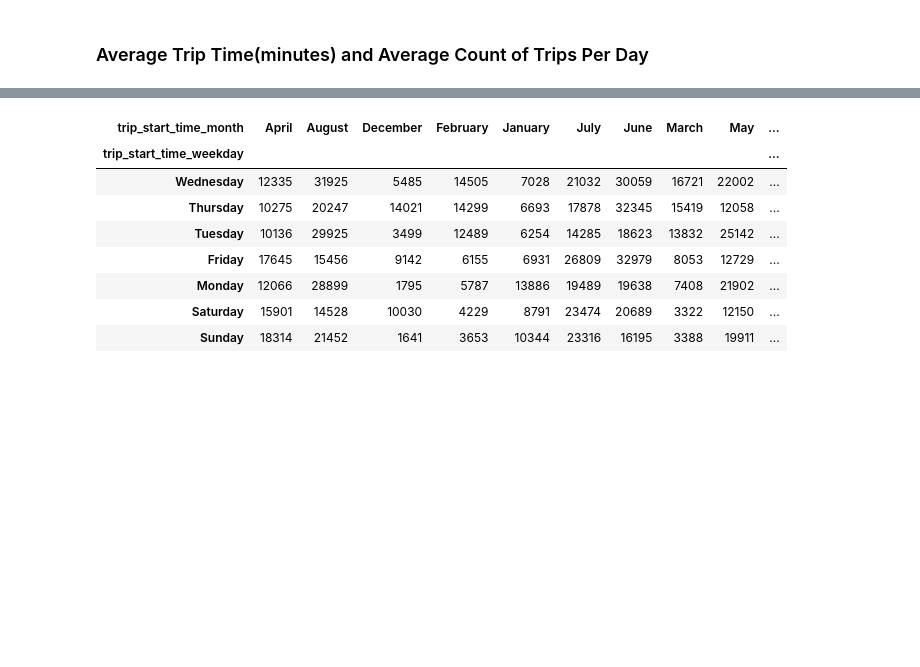
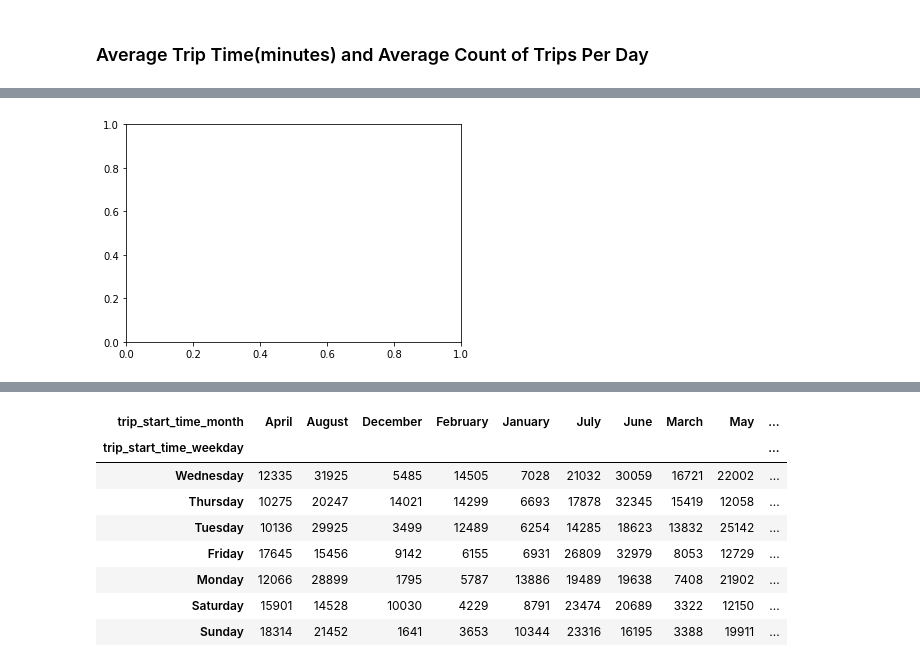
Before and after one commit to PrinceDuru/Operations_Analysis, a Jupyter notebook: Toronto_Bike_Share_Data_Analysis_Code.ipynb, the cells around one changed output, grey strips where cells are left out. Saved outputs shown, nothing was run; the diff lists cells and outputs as text; code cells hidden in the pictures; blank space fills up the shorter version.

```diff
--- a/Toronto_Bike_Share_Data_Analysis_Code.ipynb
+++ b/Toronto_Bike_Share_Data_Analysis_Code.ipynb
@@ -467,2 +471,4 @@ Let's start answering business questions using data analysis
+# %%
+df_2 = pd.read_csv('./prep_data', parse_dates=['trip_stop_time','trip_start_time'])
 # %% [markdown]
 ### Average Trip Time(minutes) and Average Count of Trips Per Day
@@ -468,0 +491,3 @@ Let's start answering business questions using data analysis
+# %%
+df_2.plot(df_2['trip_start_time'].values, df_2['actual_duration_minutes'], kind='scatter')
+# %% [output]
@@ -468,0 +495 @@ Let's start answering business questions using data analysis
+[figure, added]
```
Also changed, not shown: parts of 15 cells of this notebook.
